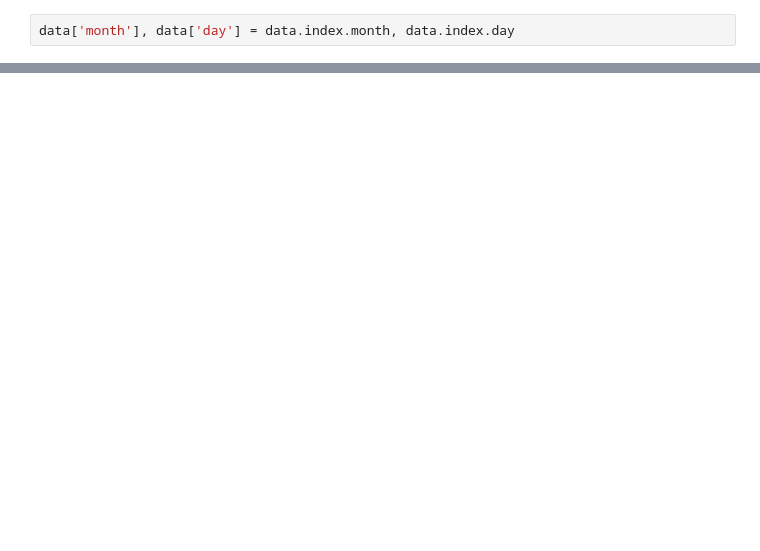
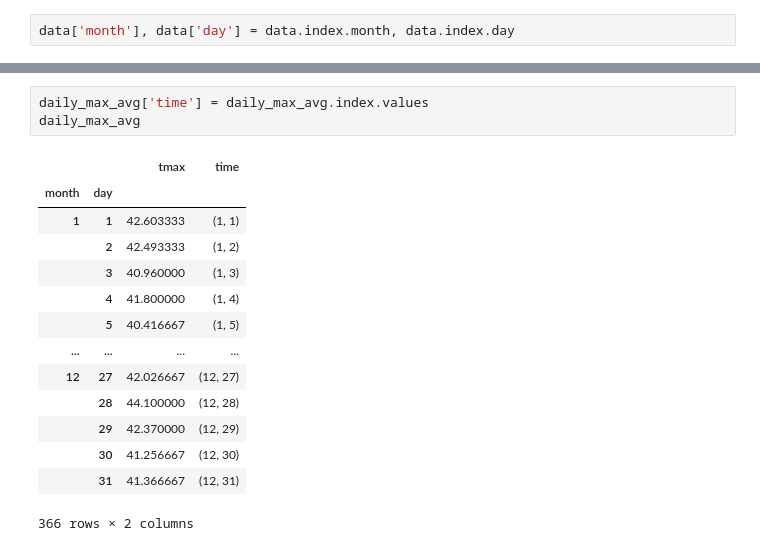
Before and after one commit to Harrison-Ward/Boiling_Frog, a Jupyter notebook: sandbox/api_testing.ipynb, the cells around one changed output, grey strips where cells are left out. Drawn from its saved outputs; the diff is of its cells as text; blank space fills up the shorter version.

```diff
--- a/sandbox/api_testing.ipynb
+++ b/sandbox/api_testing.ipynb
@@ -61,3 +80,21 @@ daily_max_max = data.tmax.groupby(by=[data.month, data.day]).max()
+# %%
+daily_max_avg['time'] = daily_max_avg.index.values
+daily_max_avg
+# %% [output]
+|  |  | tmax | time |
+| month | day |  |  |
+| 1 | 1 | 42.603333 | (1, 1) |
+|  | 2 | 42.493333 | (1, 2) |
+|  | 3 | 40.960000 | (1, 3) |
+|  | 4 | 41.800000 | (1, 4) |
+|  | 5 | 40.416667 | (1, 5) |
+| ... | ... | ... | ... |
+| 12 | 27 | 42.026667 | (12, 27) |
+|  | 28 | 44.100000 | (12, 28) |
+|  | 29 | 42.370000 | (12, 29) |
+|  | 30 | 41.256667 | (12, 30) |
+|  | 31 | 41.366667 | (12, 31) |
+366 rows × 2 columns
 # %%
 daily_max_avg.plot()
 daily_max_max.plot()
```
Also changed, not shown: parts of 9 cells of this notebook.
